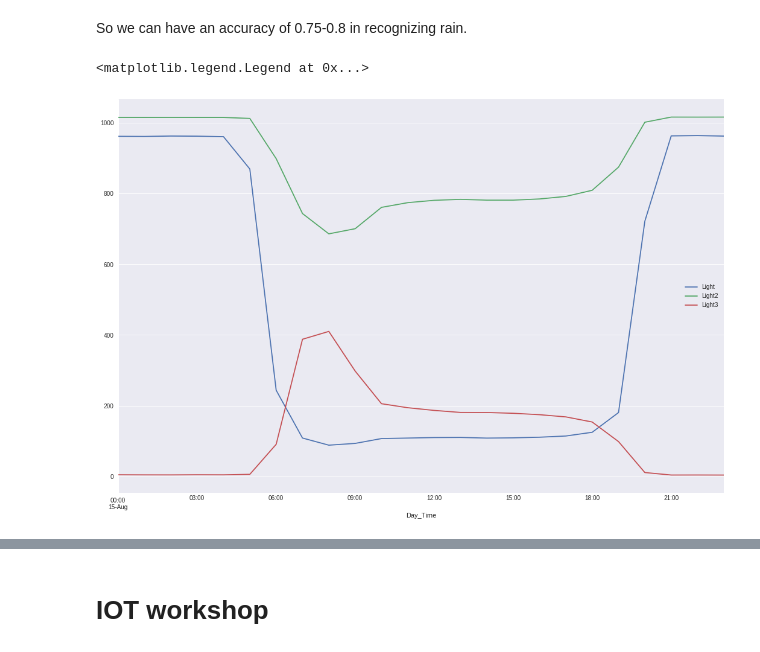
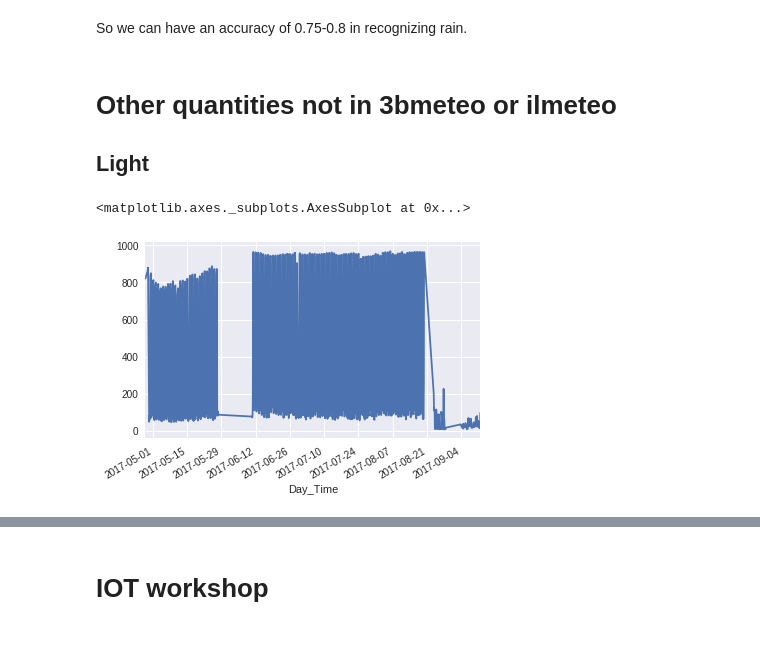
Before and after one commit to baruselli/weather_datalog, a Jupyter notebook: datalog.ipynb, the cells around one changed output, grey strips where cells are left out. Drawn from its saved outputs; the diff is of its cells as text; code cells hidden in the pictures.

Commit message:
start light

```diff
--- a/datalog.ipynb
+++ b/datalog.ipynb
@@ -573,17 +557,21 @@ plt.legend();
 [figure]
 # %% [markdown]
 So we can have an accuracy of 0.75-0.8 in recognizing rain.
+# %% [markdown]
+# Other quantities not in 3bmeteo or ilmeteo
+## Light
 # %%
-matplotlib.rcParams['figure.figsize'] = (18, 12)
-data_tot_luglio=data_tot_h[(data_tot_h.index.month==8) & (data_tot_h.index.day>14)& (data_tot_h.index.day<16)]
-data_tot_luglio.Light.dropna().plot()
-data_tot_luglio.Light2.dropna().plot()
-data_tot_luglio.Light3.dropna().plot()
+#data_tot_luglio=data_tot_h[(data_tot_h.index.month==8) & (data_tot_h.index.day>14)& (data_tot_h.index.day<16)]
+#data_tot_luglio.Light.dropna().plot()
+#data_tot_luglio.Light2.dropna().plot()
+#data_tot_luglio.Light3.dropna().plot()
 #data_tot_luglio.UV_an.dropna().plot()
 #data_tot_luglio.IR.dropna().plot()
 #data_tot_luglio.Rain.dropna().plot()
 #data_tot_luglio.Rain2.dropna().plot()
-plt.legend()
+#plt.legend()
+%matplotlib inline
+data_tot_h.Light.dropna().plot()
 # %% [output]
-<matplotlib.legend.Legend at 0x...>
+<matplotlib.axes._subplots.AxesSubplot at 0x...>
-[figure, old version]
+[figure, new version]
```
Also changed, not shown: parts of 9 cells of this notebook.
